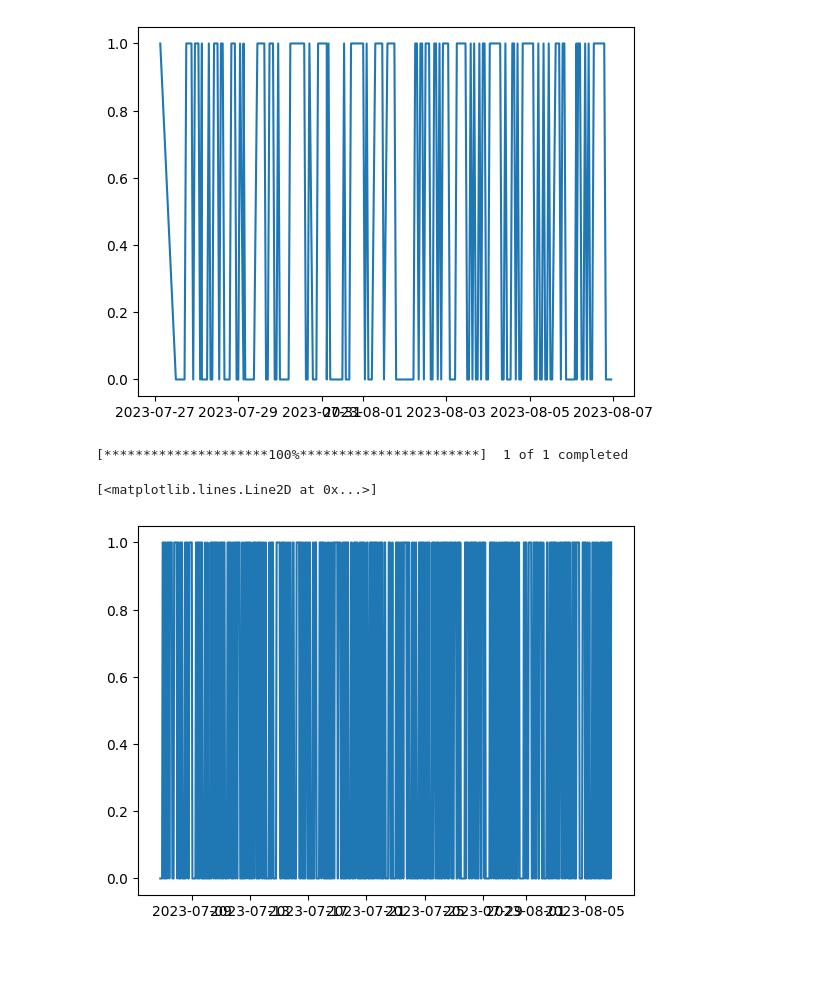
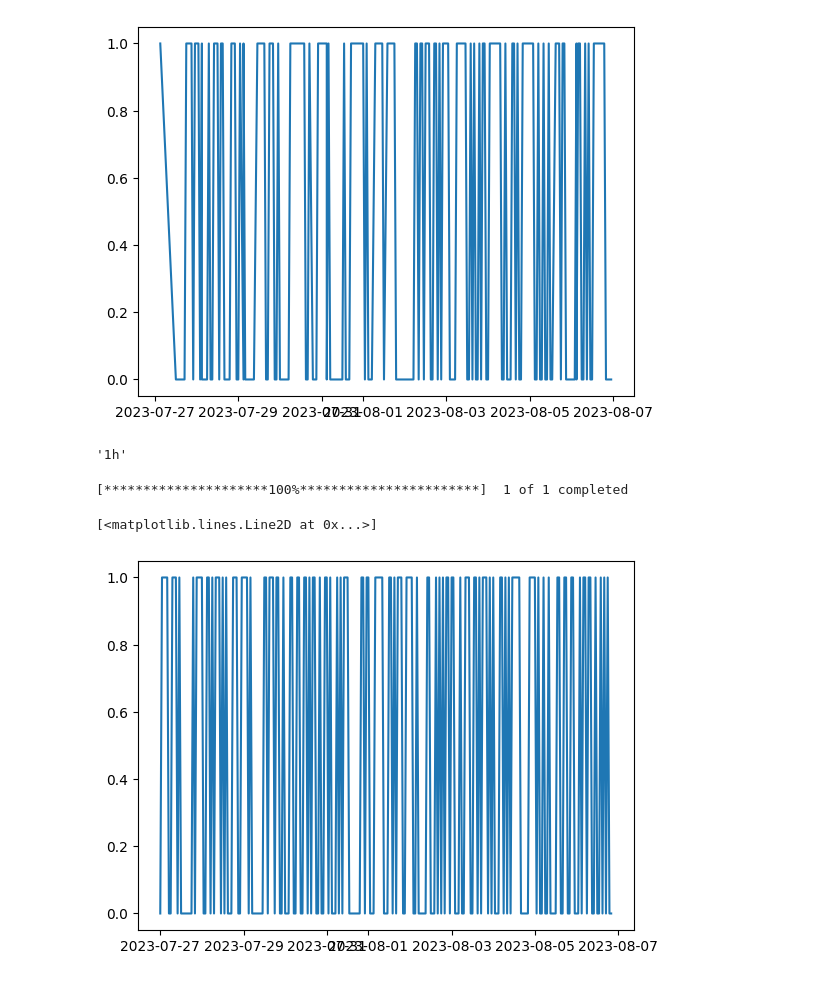
Before and after one commit to kozanakyel/KZ-Engine-Financial-AI-Assistant, a Jupyter notebook: signal-analysis/signal-analysis-1.ipynb, the cells around one changed output. Drawn from its saved outputs; the diff is of its cells as text; code cells hidden in the pictures.

```diff
--- a/signal-analysis/signal-analysis-1.ipynb
+++ b/signal-analysis/signal-analysis-1.ipynb
@@ -31,11 +32,16 @@ plt.plot(df.index, df['signal'])
 # %% [output]
 [<matplotlib.lines.Line2D at 0x...>]
 [figure]
+# %%
+df_hourly.forecast_model.iloc[0]['interval']
+# %% [output]
+'1h'
 # %%
-btc_yf = yf.download('BTC-USD', period='1mo', interval='1h')
+btc_yf = yf.download('BTC-USD', start="2023-07-27", interval='1h')
 btc_yf['act_signal'] = np.where(btc_yf['Close'].pct_change() > 0, 1, 0)
+btc_yf['pct'] = btc_yf.Close.pct_change()
 plt.plot(btc_yf.index, btc_yf["act_signal"])
 # %% [output]
 [*********************100%***********************]  1 of 1 completed
 [<matplotlib.lines.Line2D at 0x...>]
-[figure, old version]
+[figure, new version]
```
Also changed, not shown: parts of 1 cell of this notebook.
